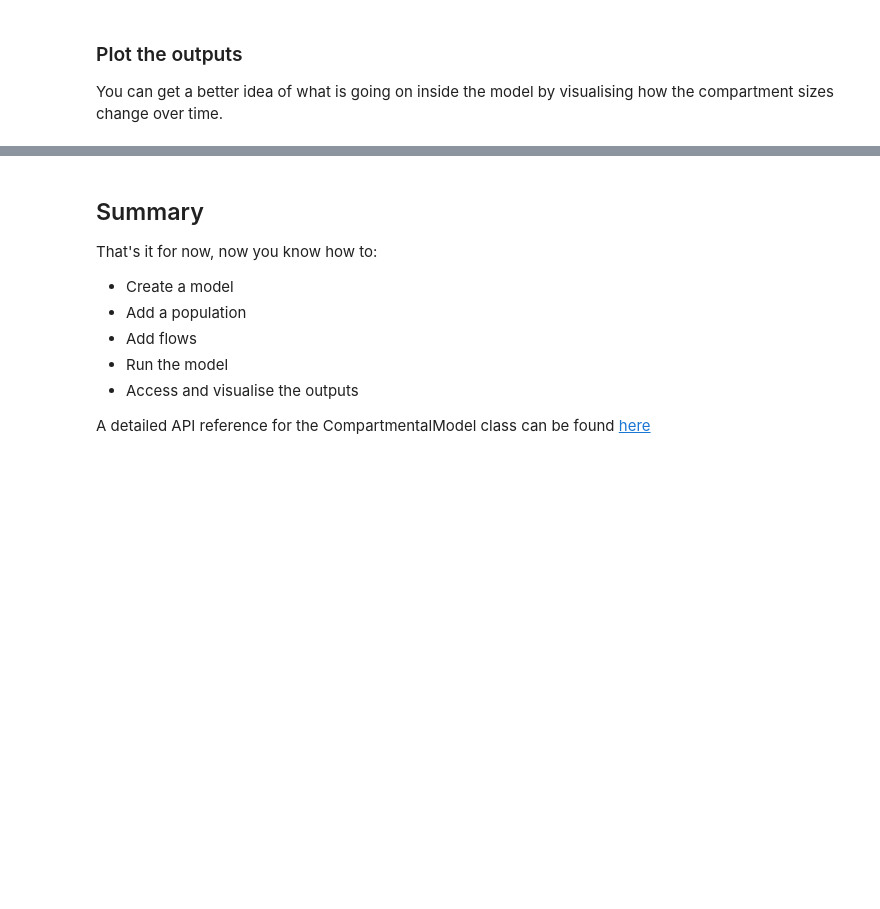
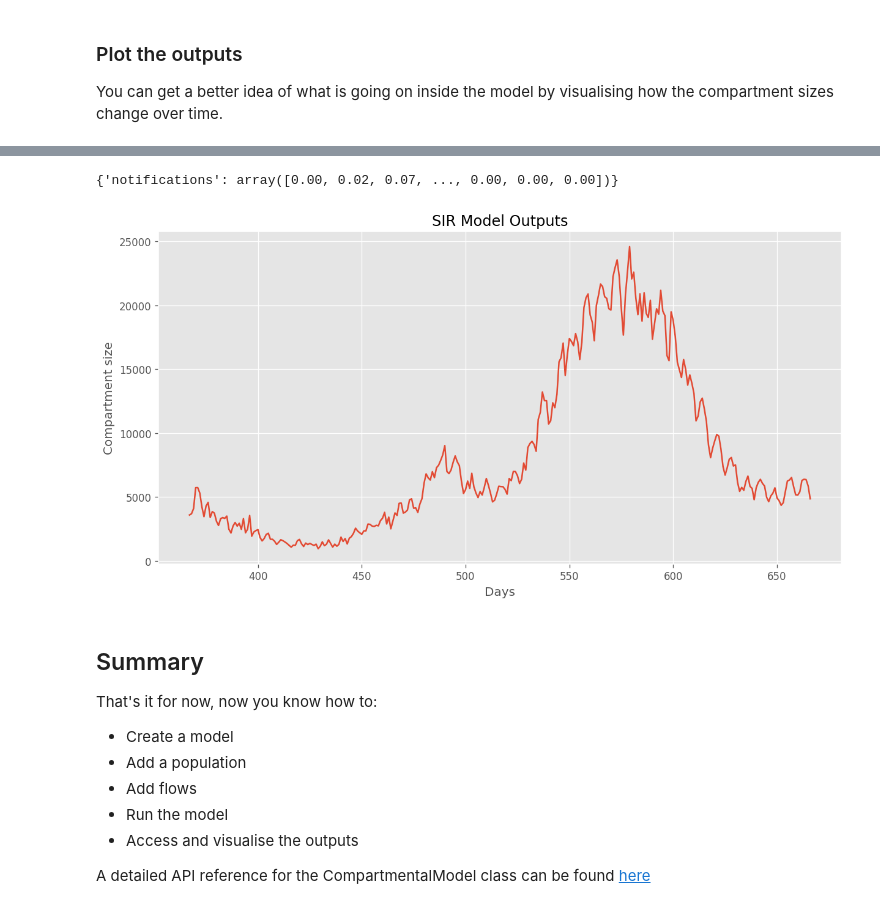
Before and after one commit to monash-emu/AuTuMN, a Jupyter notebook: notebooks/capacity_building/1-basic-model.ipynb, the cells around one changed output, grey strips where cells are left out. Drawn from its saved outputs; the diff is of its cells as text; code cells hidden in the pictures; blank space fills up the shorter version.

```diff
--- a/notebooks/capacity_building/1-basic-model.ipynb
+++ b/notebooks/capacity_building/1-basic-model.ipynb
@@ -396,3 +398,10 @@ plt.show();
+# %%
+fig, ax = plt.subplots(1, 1, figsize=(12, 6), dpi=120, subplot_kw=subplot)
+ax.plot(xrange, target)  # Plot the MoH target values.
+model.derived_outputs
+# %% [output]
+{'notifications': array([0.00, 0.02, 0.07, ..., 0.00, 0.00, 0.00])}
+[figure, added]
 # %% [markdown]
 ## Summary
 
```
Also changed, not shown: parts of 6 cells of this notebook.
